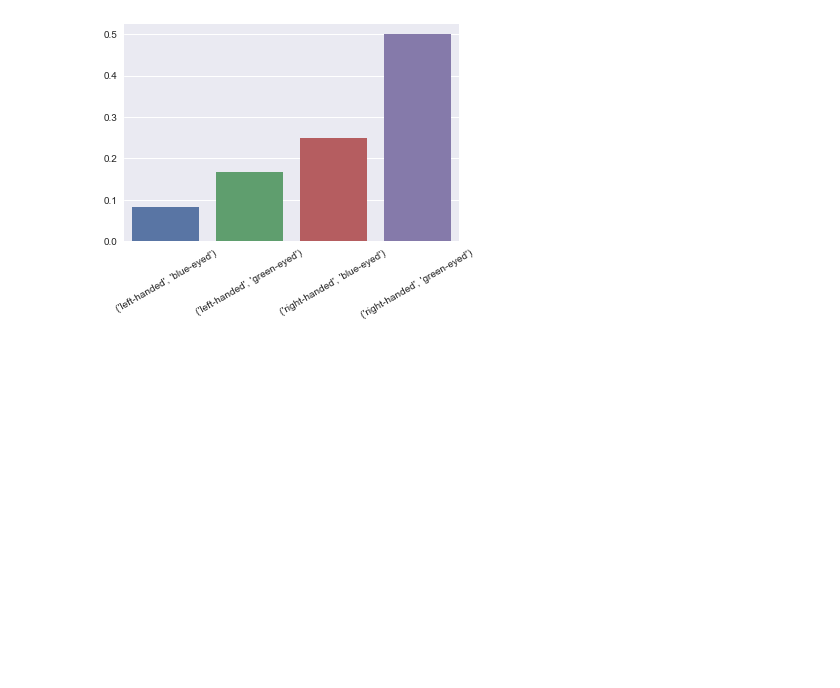
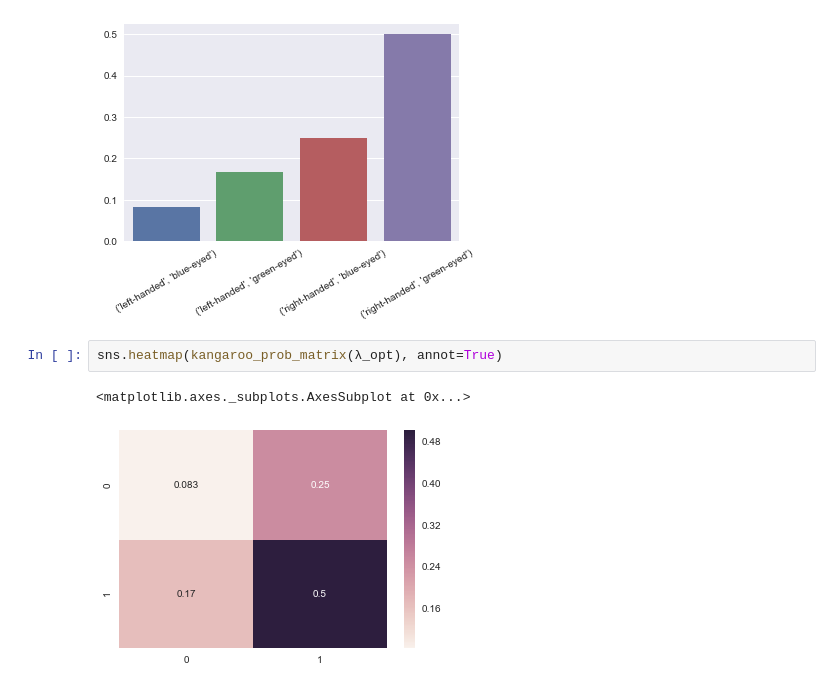
Before and after one commit to PythonCharmers/maxentropy, a Jupyter notebook: notebooks/Fitting maximum entropy models - Kangaroos example.ipynb, the cells around one changed output. Cells and saved outputs as stored; diff of their text form; blank space fills up the shorter version.

```diff
--- a/notebooks/Fitting maximum entropy models - Kangaroos example.ipynb
+++ b/notebooks/Fitting maximum entropy models - Kangaroos example.ipynb
@@ -298,3 +285,8 @@ g = sns.barplot(np.arange(len(samplespace)), model.probdist())
 g.set_xticklabels(samplespace, rotation=30);
 # %% [output]
 [figure]
+# %%
+sns.heatmap(kangaroo_prob_matrix(λ_opt), annot=True)
+# %% [output]
+<matplotlib.axes._subplots.AxesSubplot at 0x...>
+[figure, added]
```
Also changed, not shown: parts of 9 cells of this notebook, 11 other files.
